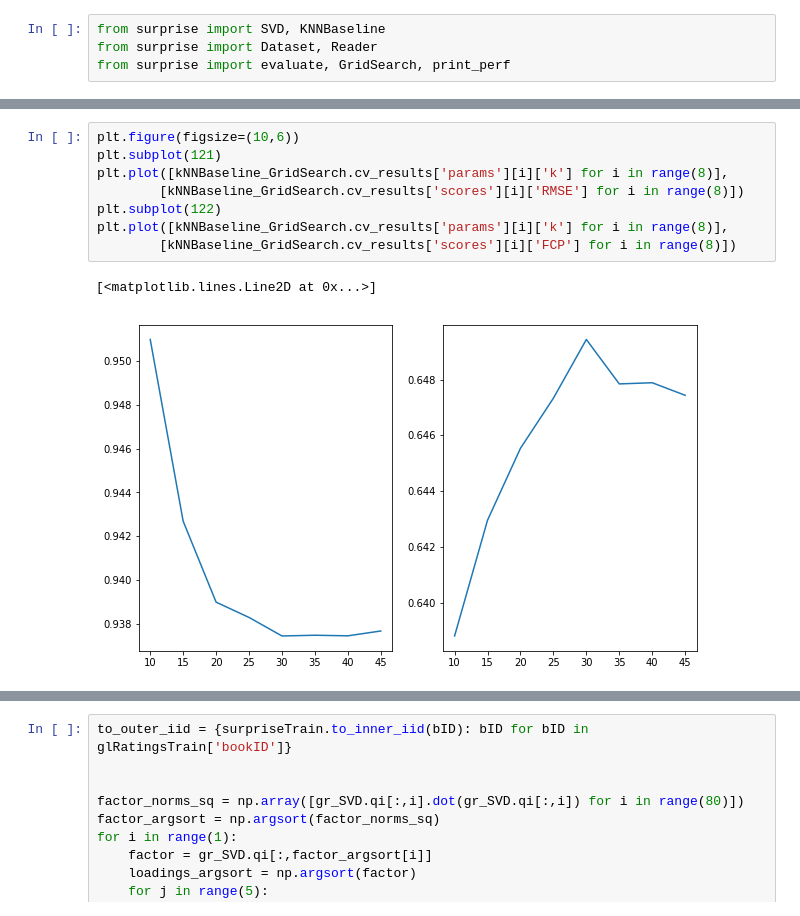
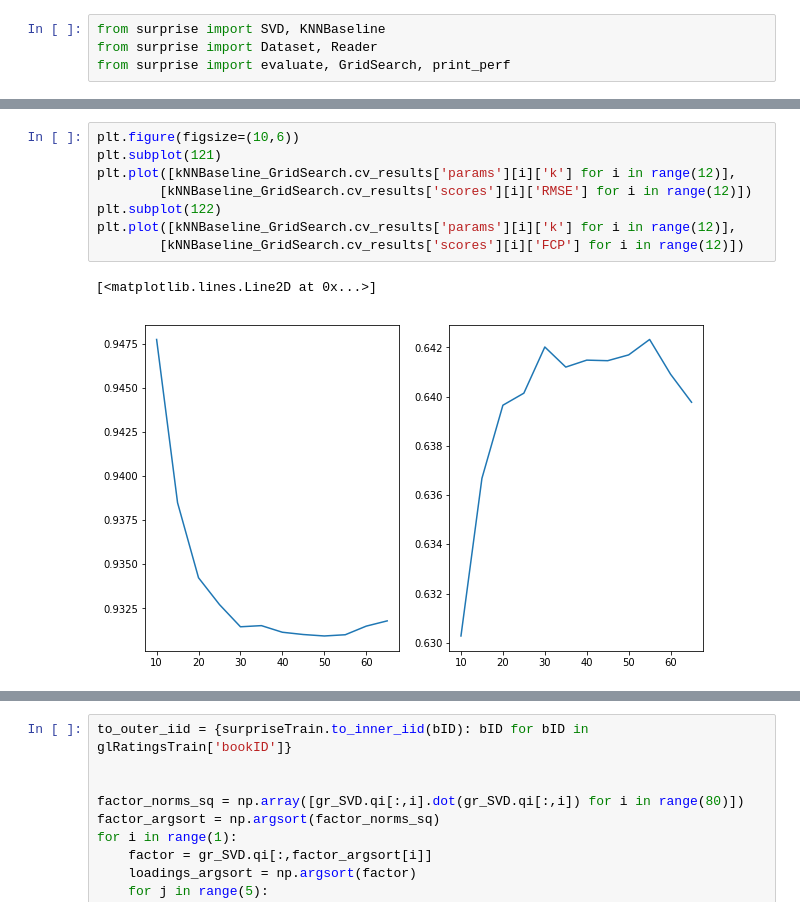
Before and after one commit to rfriel/goodreads_rating_prediction, a Jupyter notebook: src/modeling.ipynb, the cells around one changed output, grey strips where cells are left out. Cells and saved outputs as stored; diff of their text form.

```diff
--- a/src/modeling.ipynb
+++ b/src/modeling.ipynb
@@ -334,14 +337,14 @@ Mean FCP : 0.6453
 # %%
 plt.figure(figsize=(10,6))
 plt.subplot(121)
-plt.plot([kNNBaseline_GridSearch.cv_results['params'][i]['k'] for i in range(8)],
-        [kNNBaseline_GridSearch.cv_results['scores'][i]['RMSE'] for i in range(8)])
+plt.plot([kNNBaseline_GridSearch.cv_results['params'][i]['k'] for i in range(12)],
+        [kNNBaseline_GridSearch.cv_results['scores'][i]['RMSE'] for i in range(12)])
 plt.subplot(122)
-plt.plot([kNNBaseline_GridSearch.cv_results['params'][i]['k'] for i in range(8)],
-        [kNNBaseline_GridSearch.cv_results['scores'][i]['FCP'] for i in range(8)])
+plt.plot([kNNBaseline_GridSearch.cv_results['params'][i]['k'] for i in range(12)],
+        [kNNBaseline_GridSearch.cv_results['scores'][i]['FCP'] for i in range(12)])
 # %% [output]
 [<matplotlib.lines.Line2D at 0x...>]
-[figure, old version]
+[figure, new version]
 # %%
 gr_KNNBaseline = KNNBaseline(k=kNNBaseline_GridSearch.best_params['rmse']['k'])
 
```
Also changed, not shown: parts of 19 cells of this notebook.
